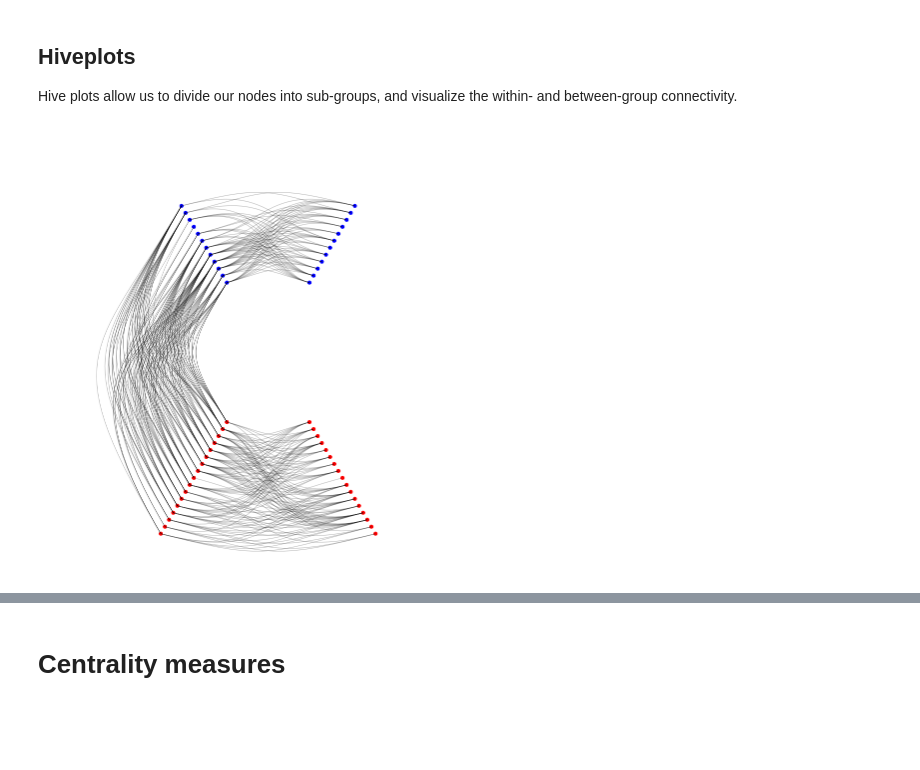
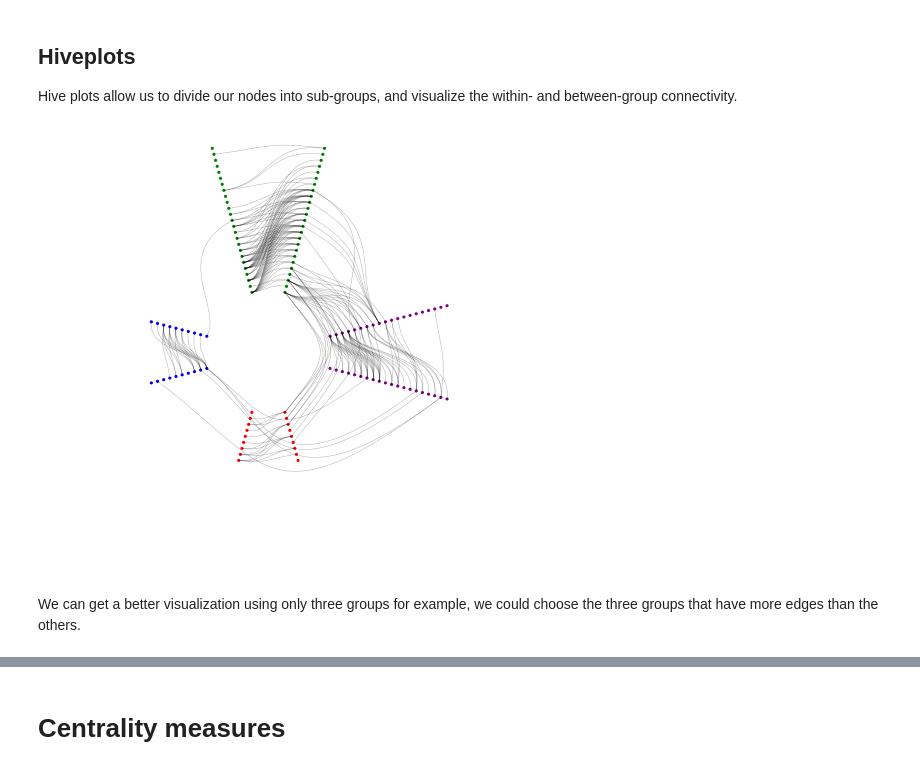
Before and after one commit to gregorioghidoli/netviz, a Jupyter notebook: SNA.ipynb, the cells around one changed output, grey strips where cells are left out. Drawn from its saved outputs; the diff is of its cells as text; code cells hidden in the pictures; blank space fills up the shorter version.

```diff
--- a/SNA.ipynb
+++ b/SNA.ipynb
@@ -128,21 +194,24 @@ c.draw()
 <h2>Hiveplots</h2>
 <p>Hive plots allow us to divide our nodes into sub-groups, and visualize the within- and between-group connectivity.</p>
 # %%
+colors=['green','purple','red','blue','orange','yellow']
+groups=list(pd.Series(partition).unique())
+
 nodes = dict()
-nodes['male'] = [n for n,d in G.nodes(data=True) if d['gender'] == 'male']
-nodes['female'] = [n for n,d in G.nodes(data=True) if d['gender'] == 'female']
+nodes_cmap = dict()
+for i in groups:
+    nodes[i] = [n for n,d in G.nodes(data=True) if d['group'] == i]
+    nodes_cmap[i] = colors[i]
 
 edges = dict()
 edges['group1'] = G.edges(data=True)
 
-nodes_cmap = dict()
-nodes_cmap['male'] = 'blue'
-nodes_cmap['female'] = 'red'
-
 edges_cmap = dict()
 edges_cmap['group1'] = 'black'
+
+h = HivePlot(nodes, edges, nodes_cmap, edges_cmap)
+h.draw()
+# %% [output]
+[figure, added]
-# %%
-h = HivePlot(nodes, edges, nodes_cmap, edges_cmap)
-h.draw()
-# %% [output]
-[figure, removed]
+# %% [markdown]
+<p>We can get a better visualization using only three groups for example, we could choose the three groups that have more edges than the others.</p>
```
Also changed, not shown: parts of 21 cells of this notebook.
